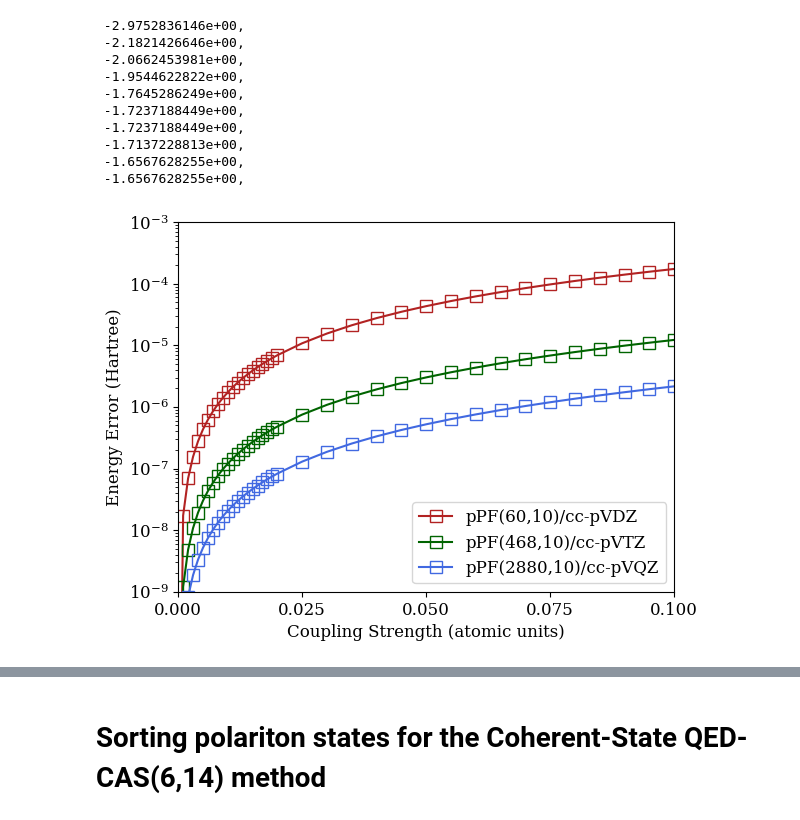
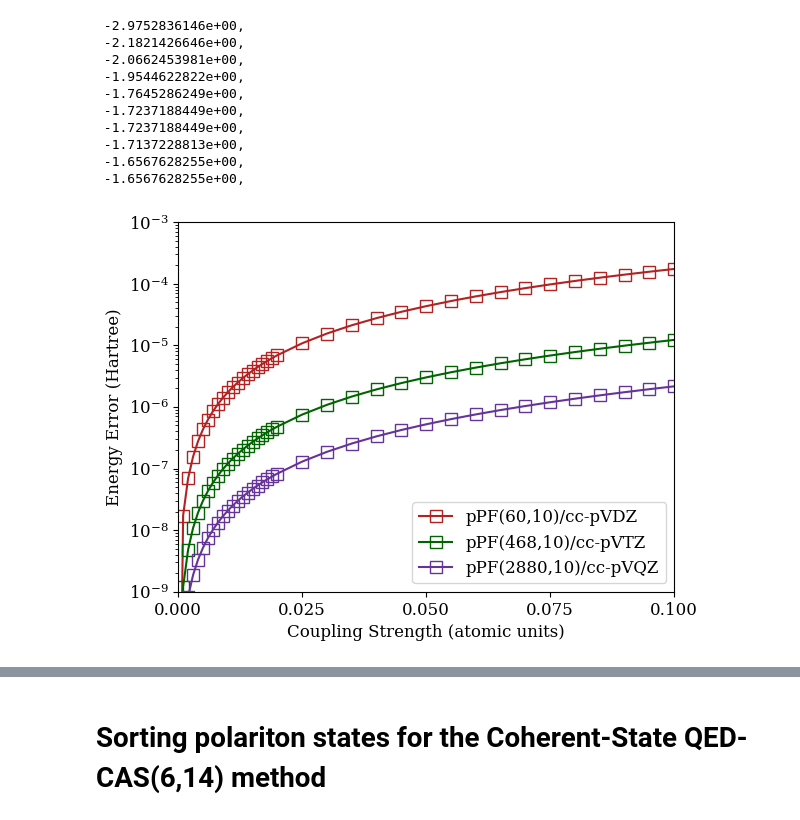
Before and after one commit to boss-bee/data_repository, a Jupyter notebook: json_scripts/new_HHep_plots.ipynb, the cells around one changed output, grey strips where cells are left out. Cells and saved outputs as stored; diff of their text form; code cells hidden in the pictures.

```diff
--- a/json_scripts/new_HHep_plots.ipynb
+++ b/json_scripts/new_HHep_plots.ipynb
@@ -102,29 +102,29 @@ N_qz = len(rqz_g)
 # %%
 COLOUR1 = "firebrick"
 COLOUR2 = "darkgreen"
 COLOUR3 = "royalblue"
 COLOUR4 = "rebeccapurple"
 COLOUR5 = 'darkorchid'
 COLOUR6 = 'olivedrab'
 
 #plt.plot(lamarray, (triplet_state_6-E_min) * 27.2114, color="black",  marker="o", ms="8", label="E$_{^3 T}$")
 #plt.plot(lamarray, (singlet_state_7-E_min) * 27.2114, color="red",  marker="o", ms="8", label="E$_{LP}$")
 #plt.plot(lamarray, (singlet_state_8-E_min) * 27.2114, color="blue",  marker="o", ms="8",label="E$_{UP}$")
 #plt.plot(l_array[:,2], energy[:,0])
 plt.plot(l_arraydz[:,2], (energydz[:,0]-rdz_g) * 1, color=COLOUR1, marker="s", ms="8", mfc="none", label="pPF(60,10)/cc-pVDZ")
 plt.plot(l_arraydz[:,2], (energytz[:,0]-rtz_g) * 1, color=COLOUR2, marker="s", ms="8", mfc="none", label="pPF(468,10)/cc-pVTZ")
-plt.plot(l_arraydz[:,2], (energyqz[:,0]-rqz_g) * 1, color=COLOUR3, marker="s", ms="8", mfc="none", label="pPF(2880,10)/cc-pVQZ")
+plt.plot(l_arraydz[:,2], (energyqz[:,0]-rqz_g) * 1, color=COLOUR4, marker="s", ms="8", mfc="none", label="pPF(2880,10)/cc-pVQZ")
 plt.yscale("log")
 plt.xlabel("Coupling Strength (atomic units)")
 plt.ylabel("Energy Error (Hartree)")
 plt.xticks([0, 0.025, 0.050, 0.075, 0.100])
 plt.xlim(0.00, 0.1)
 plt.ylim(1e-9, 1e-3)
 plt.legend()
 plt.savefig("HHep_Error_vs_Coupling.png", dpi=200)
 plt.show()
 # %% [output]
-[figure, old version]
+[figure, new version]
 # %%
 plt.plot(l_arraydz[:,2], (energydz[:,0]-energydz[0,0]) * 27.2114, color=COLOUR3, linestyle="solid", marker="o", ms="8", mfc=COLOUR3, label="PF-FCI-10/cc-pVDZ")
 plt.plot(l_arraydz[:,2], (rdz_g-rdz_g[0]) * 27.2114, color=COLOUR1, linestyle="dashed", marker="s", ms="8", mfc="none", label="pPF(60,10)/cc-pVDZ")
```
Also changed, not shown: parts of 2 cells of this notebook, 15 other files.
